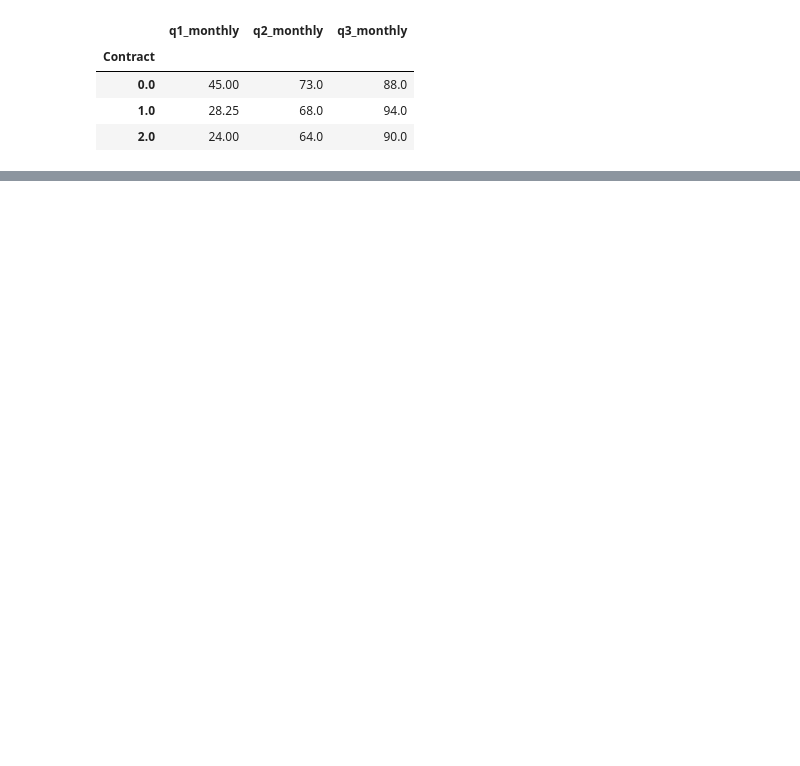
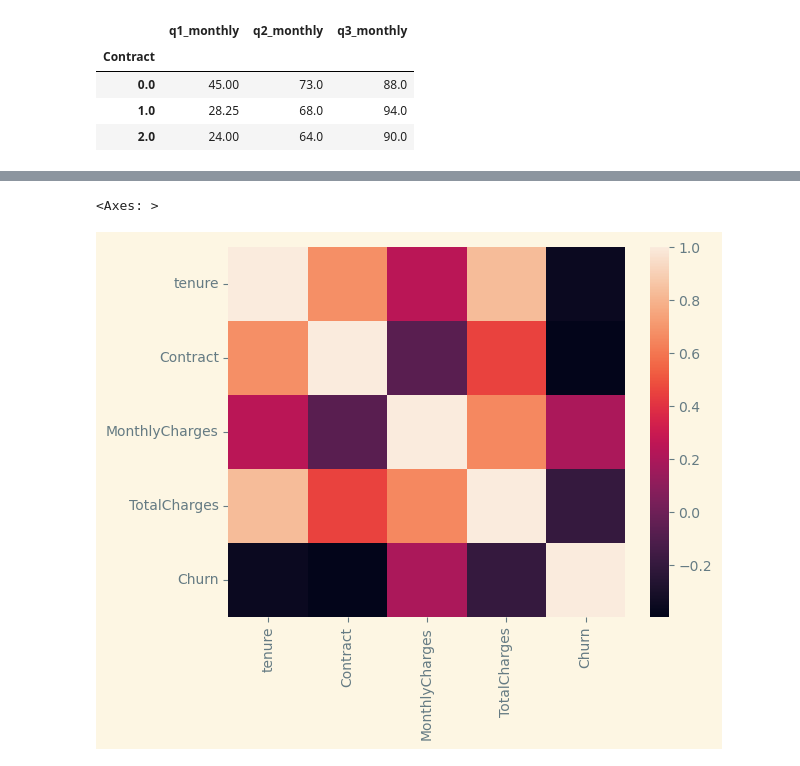
Before and after one commit to HamedRabbani/Telco_Customer_Churn, a Jupyter notebook: Notebooks/EDA.ipynb, the cells around one changed output, grey strips where cells are left out. Cells and saved outputs as stored; diff of their text form; code cells hidden in the pictures; blank space fills up the shorter version.

```diff
--- a/Notebooks/EDA.ipynb
+++ b/Notebooks/EDA.ipynb
@@ -1024,0 +943,7 @@ result
+# %%
+df.select_dtypes(include='number').corr()
+corr= data_numeric.corr()
+sns.heatmap(corr)
+# %% [output]
+<Axes: >
+[figure, added]
```
Also changed, not shown: parts of 59 cells of this notebook.
